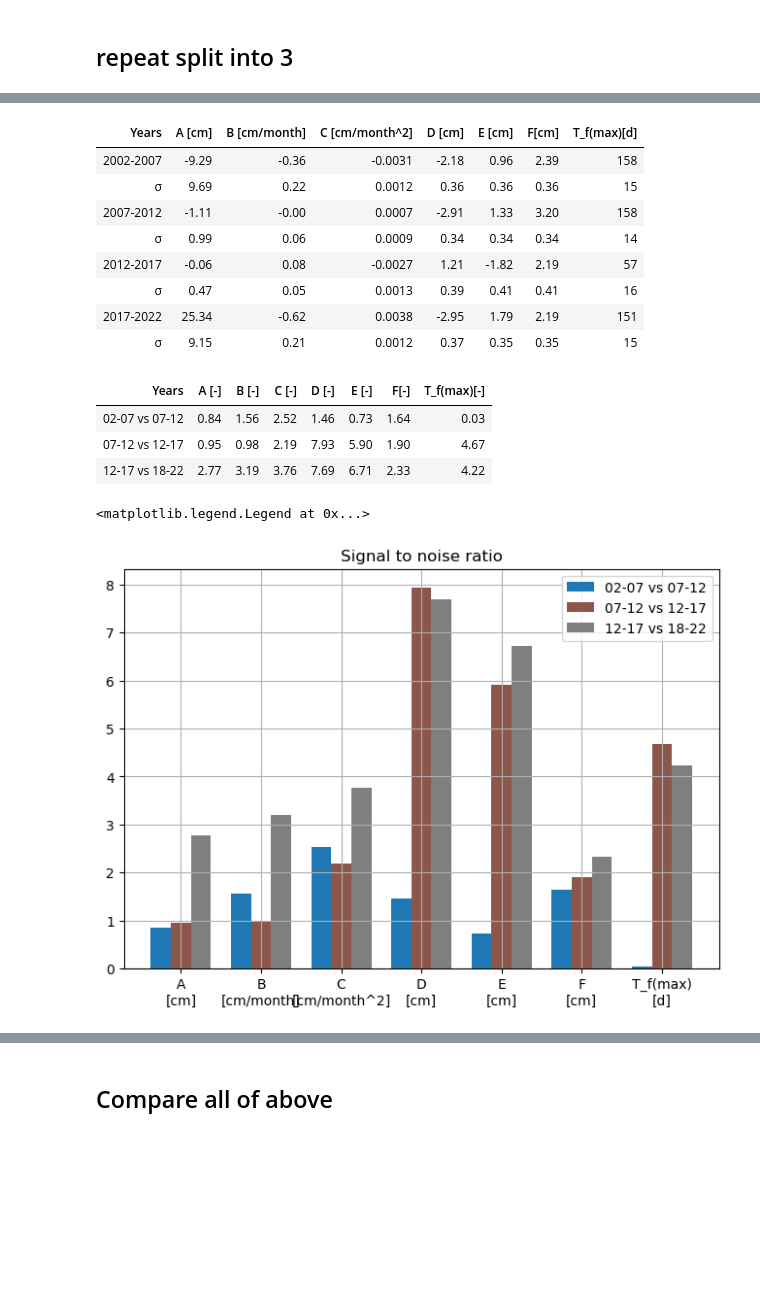
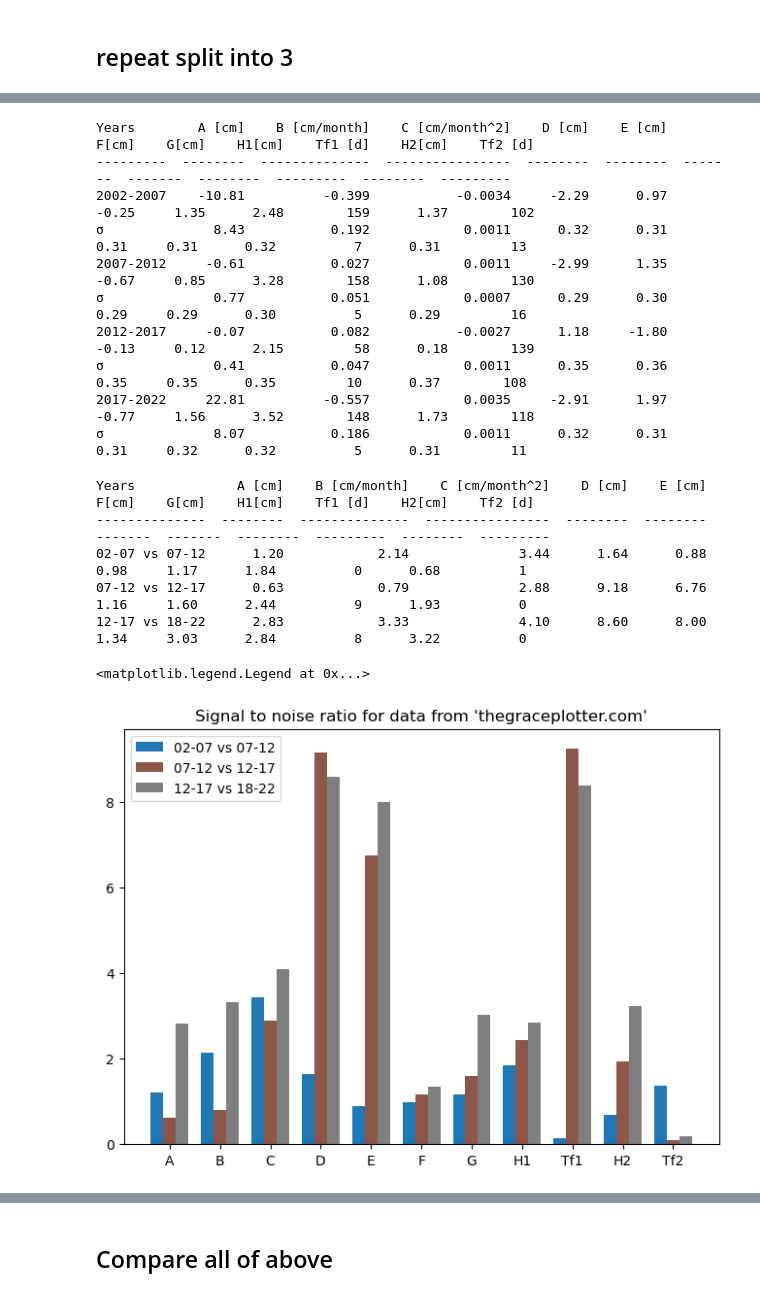
Before and after one commit to Daafip/gravity-anomalies-lena-basin, a Jupyter notebook: Project_grace_filtered.ipynb, the cells around one changed output, grey strips where cells are left out. Drawn from its saved outputs; the diff is of its cells as text; code cells hidden in the pictures; blank space fills up the shorter version.

```diff
--- a/Project_grace_filtered.ipynb
+++ b/Project_grace_filtered.ipynb
@@ -1313,84 +1477,98 @@ unbiased estimation of sigma_d = 1.839cm
 # %%
 matrices = [A_matrix_02_07 , A_matrix_07_12, A_matrix_12_17,A_matrix_17_20]
+x_bars = [x_bar_02_07, x_bar_07_12,x_bar_12_17, x_bar_17_20]
 cov = [sigma_d**2 * np.linalg.inv((A.T @ A)) for A in matrices]
 sig = [list(np.sqrt(np.diag(C))) for C in cov]
 # %%
 for i, Cx in enumerate(cov):
+    A, B, C, D, E, F, G = x_bars[i]
     cov_D_E = Cx[3,4]
     cov_E_D = Cx[4,3]
+    cov_F_G = Cx[5,6]
+    cov_G_F = Cx[6,5]
     var_D = Cx[3,3]
     var_E = Cx[4,4]
-    sigma_F = np.sqrt((D**2 * var_D + E**2 * var_E + 2 * D * E * cov_D_E)/(D**2 + E**2))
-    sigma_phi = np.sqrt(E**2 * var_D + D**2 * var_E - 2 * D * E * cov_D_E)/(D**2 + E**2)
-    sigma_phi_day = 365.25 * sigma_phi/(2*np.pi)
-    sig[i] += [sigma_F, sigma_phi_day]
+    var_F = Cx[5,5]
+    var_G = Cx[6,6]
+    sigma_H1 = np.sqrt((D**2 * var_D + E**2 * var_E + 2 * D * E * cov_D_E)/(D**2 + E**2))
+    sigma_H2 = np.sqrt((F**2 * var_F + G**2 * var_G + 2 * F * G * cov_F_G)/(F**2 + G**2))
+    sigma_phi1 = np.sqrt(E**2 * var_D + D**2 * var_E - 2 * D * E * cov_D_E)/(D**2 + E**2)
+    sigma_phi2 = np.sqrt(G**2 * var_F + F**2 * var_G - 2 * F * G * cov_F_G)/(F**2 + G**2)
+    sigma_phi_day_1 = 365.25 * sigma_phi1/(2*np.pi)
+    sigma_phi_day_2 = 365.25 * sigma_phi2/(2*np.pi)
+    sig[i] += [sigma_H1, sigma_phi_day_1, sigma_H2, sigma_phi_day_2]
 # %%
-coeff_02_07 = list(x_bar_02_07) + [F[0],day_of_func_max[0]]
-coeff_07_12 = list(x_bar_07_12) + [F[1],day_of_func_max[1]]
-coeff_12_17 = list(x_bar_12_17) + [F[2],day_of_func_max[2]]
-coeff_17_20 = list(x_bar_17_20) + [F[3],day_of_func_max[3]]
-tabulate.tabulate([["2002-2007"] + coeff_02_07,
+header = ["Years","A [cm]","B [cm/month]","C [cm/month^2]","D [cm]","E [cm]","F[cm]","G[cm]","H1[cm]","Tf1 [d]","H2[cm]","Tf2 [d]"]
+coeff_02_07 = list(x_bar_02_07) + [H1[0],day_of_func_max_1[0]] + [H2[0],day_of_func_max_2[0]]
+coeff_07_12 = list(x_bar_07_12) + [H1[1],day_of_func_max_1[1]] + [H2[1],day_of_func_max_2[1]]
+coeff_12_17 = list(x_bar_12_17) + [H1[2],day_of_func_max_1[2]] + [H2[2],day_of_func_max_2[2]]
+coeff_17_20 = list(x_bar_17_20) + [H1[3],day_of_func_max_1[3]] + [H2[3],day_of_func_max_2[3]]
+table = tabulate.tabulate([["2002-2007"] + coeff_02_07,
                          ["σ"] + sig[0],
                          ["2007-2012"] + coeff_07_12,
                          ["σ"] + sig[1],
-                         ["2012-2017"] + list(x_bar_12_17) + [F[2],day_of_func_max[2]],
+                         ["2012-2017"] + coeff_12_17,
                          ["σ"] + sig[2],
-                         ["2017-2022"] + list(x_bar_17_20) + [F[2],day_of_func_max[3]],
+                         ["2017-2022"] + coeff_17_20,
                          ["σ"] + sig[3],
                         ],
-                    floatfmt=[".2f",".2f",".2f",".4f",".2f",".2f",".2f",".0f"],
-                    headers=["Years","A [cm]","B [cm/month]","C [cm/month^2]","D [cm]","E [cm]","F[cm]","T_f(max)[d]"],tablefmt="html")
+                    floatfmt=[".2f",".2f",".3f",".4f",".2f",".2f",".2f",".2f",".2f",".0f",".2f",".0f"],
+                    headers=header,tablefmt=table_output)
+print(table)
 # %% [output]
-| Years | A [cm] | B [cm/month] | C [cm/month^2] | D [cm] | E [cm] | F[cm] | T_f(max)[d] |
-| 2002-2007 | -9.29 | -0.36 | -0.0031 | -2.18 | 0.96 | 2.39 | 158 |
-| σ | 9.69 | 0.22 | 0.0012 | 0.36 | 0.36 | 0.36 | 15 |
-| 2007-2012 | -1.11 | -0.00 | 0.0007 | -2.91 | 1.33 | 3.20 | 158 |
-| σ | 0.99 | 0.06 | 0.0009 | 0.34 | 0.34 | 0.34 | 14 |
-| 2012-2017 | -0.06 | 0.08 | -0.0027 | 1.21 | -1.82 | 2.19 | 57 |
-| σ | 0.47 | 0.05 | 0.0013 | 0.39 | 0.41 | 0.41 | 16 |
-| 2017-2022 | 25.34 | -0.62 | 0.0038 | -2.95 | 1.79 | 2.19 | 151 |
-| σ | 9.15 | 0.21 | 0.0012 | 0.37 | 0.35 | 0.35 | 15 |
+Years        A [cm]    B [cm/month]    C [cm/month^2]    D [cm]    E [cm]    F[cm]    G[cm]    H1[cm]    Tf1 [d]    H2[cm]    Tf2 [d]
+---------  --------  --------------  ----------------  --------  --------  -------  -------  --------  ---------  --------  ---------
+2002-2007    -10.81          -0.399           -0.0034     -2.29      0.97    -0.25     1.35      2.48        159      1.37        102
+σ              8.43           0.192            0.0011      0.32      0.31     0.31     0.31      0.32          7      0.31         13
+2007-2012     -0.61           0.027            0.0011     -2.99      1.35    -0.67     0.85      3.28        158      1.08        130
+σ              0.77           0.051            0.0007      0.29      0.30     0.29     0.29      0.30          5      0.29         16
+2012-2017     -0.07           0.082           -0.0027      1.18     -1.80    -0.13     0.12      2.15         58      0.18        139
+σ              0.41           0.047            0.0011      0.35      0.36     0.35     0.35      0.35         10      0.37        108
+2017-2022     22.81          -0.557            0.0035     -2.91      1.97    -0.77     1.56      3.52        148      1.73        118
+σ              8.07           0.186            0.0011      0.32      0.31     0.31     0.32      0.32          5      0.31         11
 # %%
 lst_SNR = []
-for i in range(7):
+for i in range(len(coeff_02_07)):
     SNR_i_02_12 = abs(coeff_02_07[i] - coeff_07_12[i]) / np.sqrt(sig[0][i]**2 + sig[1][i]**2)
     SNR_i_07_17 = abs(coeff_07_12[i] - coeff_12_17[i]) / np.sqrt(sig[1][i]**2 + sig[2][i]**2)
     SNR_i_17_20 = abs(coeff_12_17[i] - coeff_17_20[i]) / np.sqrt(sig[2][i]**2 + sig[3][i]**2)
     lst_SNR.append([SNR_i_02_12,SNR_i_07_17,SNR_i_17_20])
 # %%
 table_SNR = list(np.array(lst_SNR).T)
-tabulate.tabulate([["02-07 vs 07-12"] + list(table_SNR[0]),
+table = tabulate.tabulate([["02-07 vs 07-12"] + list(table_SNR[0]),
                    ["07-12 vs 12-17"] + list(table_SNR[1]),
                    ["12-17 vs 18-22"] + list(table_SNR[2]),
                         ],
-                    floatfmt=[".2f",".2f",".2f",".2f",".2f",".2f",".2f",".2f"],
-                    headers=["Years","A [-]","B [-]","C [-]","D [-]","E [-]","F[-]","T_f(max)[-]"],tablefmt="html")
+                   floatfmt=[".2f",".2f",".2f",".2f",".2f",".2f",".2f",".2f",".2f",".0f",".2f",".0f"],
+                   headers=header,tablefmt=table_output)
+print(table)
 # %% [output]
-| Years | A [-] | B [-] | C [-] | D [-] | E [-] | F[-] | T_f(max)[-] |
-| 02-07 vs 07-12 | 0.84 | 1.56 | 2.52 | 1.46 | 0.73 | 1.64 | 0.03 |
-| 07-12 vs 12-17 | 0.95 | 0.98 | 2.19 | 7.93 | 5.90 | 1.90 | 4.67 |
-| 12-17 vs 18-22 | 2.77 | 3.19 | 3.76 | 7.69 | 6.71 | 2.33 | 4.22 |
+Years             A [cm]    B [cm/month]    C [cm/month^2]    D [cm]    E [cm]    F[cm]    G[cm]    H1[cm]    Tf1 [d]    H2[cm]    Tf2 [d]
+--------------  --------  --------------  ----------------  --------  --------  -------  -------  --------  ---------  --------  ---------
+02-07 vs 07-12      1.20            2.14              3.44      1.64      0.88     0.98     1.17      1.84          0      0.68          1
+07-12 vs 12-17      0.63            0.79              2.88      9.18      6.76     1.16     1.60      2.44          9      1.93          0
+12-17 vs 18-22      2.83            3.33              4.10      8.60      8.00     1.34     3.03      2.84          8      3.22          0
 # %%
 x_arr = np.arange(len(x_0)) # the label locations
 width = 0.25  # the width of the bars
 multiplier = 0
 
 label = ["02-07 vs 07-12","07-12 vs 12-17","12-17 vs 18-22"]
 fig, ax = plt.subplots(layout='constrained')
 color=["C0","C5","C7"]
 for index, measurement in enumerate(table_SNR):
     offset = width * multiplier
     rects = ax.bar(x_arr + offset, measurement, width,color=color[index],label=label[index])
     # ax.bar_label(rects, padding=3,fmt="%.2f",rotation=90)
     multiplier += 1
     # plt.errorbar(x_arr+offset, measurement,fmt="o", color="k",ms=2,lw=1)
 ax.set_xticks(x_arr + width, x_0);
-ax.grid()
-ax.set_title("Signal to noise ratio")
+# ax.grid()
+ax.set_title("Signal to noise ratio for data from 'thegraceplotter.com'")
 ax.legend()
 # %% [output]
 <matplotlib.legend.Legend at 0x...>
-[figure, old version]
+[figure, new version]
 # %%
 x_arr = np.arange(len(x))  # the label locations
 width = 0.25  # the width of the bars
```
Also changed, not shown: parts of 67 cells of this notebook, 2 other files.
